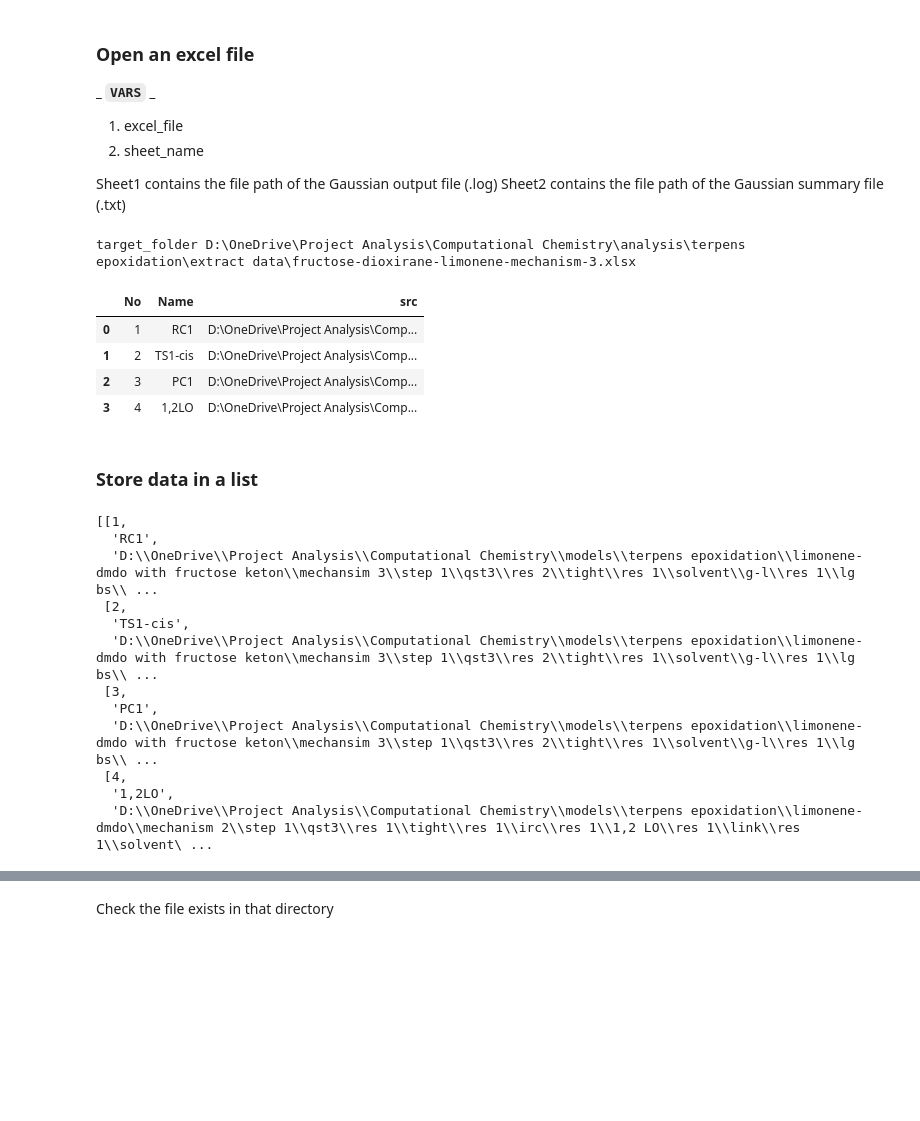
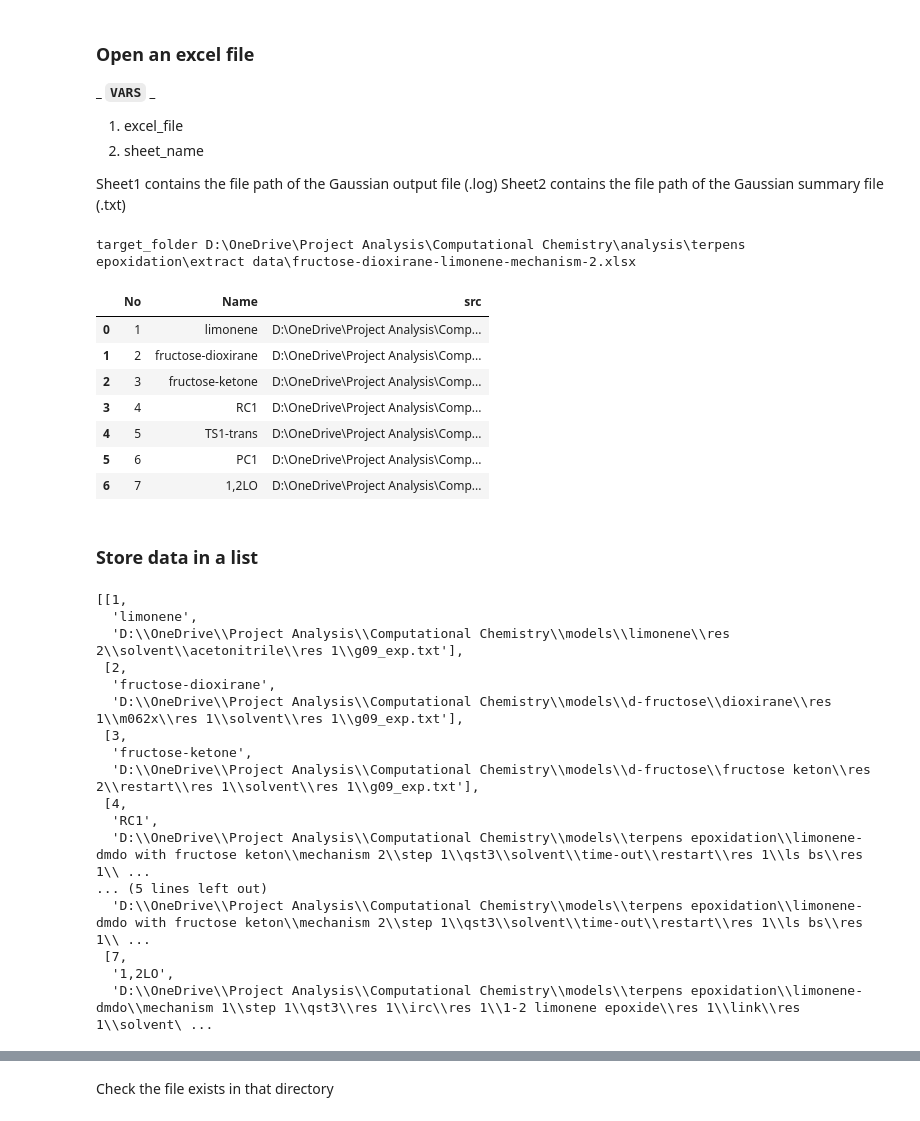
Before and after one commit to sinagilassi/GaussParse, a Jupyter notebook: GaussParse/notebook/file-manager.ipynb, the cells around one changed output, grey strips where cells are left out. Cells and saved outputs as stored; diff of their text form; code cells hidden in the pictures; blank space fills up the shorter version.

```diff
--- a/GaussParse/notebook/file-manager.ipynb
+++ b/GaussParse/notebook/file-manager.ipynb
@@ -38,23 +38,26 @@ Sheet1 contains the file path of the Gaussian output file (.log)
 Sheet2 contains the file path of the Gaussian summary file (.txt)
 # %%
 # excel file
-excel_file = 'fructose-dioxirane-limonene-mechanism-3.xlsx'
+excel_file = 'fructose-dioxirane-limonene-mechanism-2.xlsx'
 excel_file_external_path = "D:\\OneDrive\\Project Analysis\\Computational Chemistry\\analysis\\terpens epoxidation\\extract data"
 # target folder
 target_folder = os.path.join(excel_file_external_path, excel_file)
 
 print(f"target_folder {target_folder}")
 
 # load excel file
 df = pd.read_excel(target_folder, sheet_name="Sheet2")
 df
 # %% [output]
-target_folder D:\OneDrive\Project Analysis\Computational Chemistry\analysis\terpens epoxidation\extract data\fructose-dioxirane-limonene-mechanism-3.xlsx
+target_folder D:\OneDrive\Project Analysis\Computational Chemistry\analysis\terpens epoxidation\extract data\fructose-dioxirane-limonene-mechanism-2.xlsx
 |  | No | Name | src |
-| 0 | 1 | RC1 | D:\OneDrive\Project Analysis\Comp... |
-| 1 | 2 | TS1-cis | D:\OneDrive\Project Analysis\Comp... |
-| 2 | 3 | PC1 | D:\OneDrive\Project Analysis\Comp... |
-| 3 | 4 | 1,2LO | D:\OneDrive\Project Analysis\Comp... |
+| 0 | 1 | limonene | D:\OneDrive\Project Analysis\Comp... |
+| 1 | 2 | fructose-dioxirane | D:\OneDrive\Project Analysis\Comp... |
+| 2 | 3 | fructose-ketone | D:\OneDrive\Project Analysis\Comp... |
+| 3 | 4 | RC1 | D:\OneDrive\Project Analysis\Comp... |
+| 4 | 5 | TS1-trans | D:\OneDrive\Project Analysis\Comp... |
+| 5 | 6 | PC1 | D:\OneDrive\Project Analysis\Comp... |
+| 6 | 7 | 1,2LO | D:\OneDrive\Project Analysis\Comp... |
 # %%
 # # excel file
 # excel_file = 'acetone-limonene-mechanism-1.xlsx'
@@ -74,17 +77,22 @@ df_list = df.values.tolist()
 df_list
 # %% [output]
 [[1,
+  'limonene',
+  'D:\\OneDrive\\Project Analysis\\Computational Chemistry\\models\\limonene\\res 2\\solvent\\acetonitrile\\res 1\\g09_exp.txt'],
+ [2,
+  'fructose-dioxirane',
+  'D:\\OneDrive\\Project Analysis\\Computational Chemistry\\models\\d-fructose\\dioxirane\\res 1\\m062x\\res 1\\solvent\\res 1\\g09_exp.txt'],
+ [3,
+  'fructose-ketone',
+  'D:\\OneDrive\\Project Analysis\\Computational Chemistry\\models\\d-fructose\\fructose keton\\res 2\\restart\\res 1\\solvent\\res 1\\g09_exp.txt'],
+ [4,
   'RC1',
-  'D:\\OneDrive\\Project Analysis\\Computational Chemistry\\models\\terpens epoxidation\\limonene-dmdo with fructose keton\\mechansim 3\\step 1\\qst3\\res 2\\tight\\res 1\\solvent\\g-l\\res 1\\lg bs\\ ...
- [2,
-  'TS1-cis',
-  'D:\\OneDrive\\Project Analysis\\Computational Chemistry\\models\\terpens epoxidation\\limonene-dmdo with fructose keton\\mechansim 3\\step 1\\qst3\\res 2\\tight\\res 1\\solvent\\g-l\\res 1\\lg bs\\ ...
- [3,
-  'PC1',
-  'D:\\OneDrive\\Project Analysis\\Computational Chemistry\\models\\terpens epoxidation\\limonene-dmdo with fructose keton\\mechansim 3\\step 1\\qst3\\res 2\\tight\\res 1\\solvent\\g-l\\res 1\\lg bs\\ ...
- [4,
+  'D:\\OneDrive\\Project Analysis\\Computational Chemistry\\models\\terpens epoxidation\\limonene-dmdo with fructose keton\\mechanism 2\\step 1\\qst3\\solvent\\time-out\\restart\\res 1\\ls bs\\res 1\\ ...
+... (5 lines left out)
+  'D:\\OneDrive\\Project Analysis\\Computational Chemistry\\models\\terpens epoxidation\\limonene-dmdo with fructose keton\\mechanism 2\\step 1\\qst3\\solvent\\time-out\\restart\\res 1\\ls bs\\res 1\\ ...
+ [7,
   '1,2LO',
-  'D:\\OneDrive\\Project Analysis\\Computational Chemistry\\models\\terpens epoxidation\\limonene-dmdo\\mechanism 2\\step 1\\qst3\\res 1\\tight\\res 1\\irc\\res 1\\1,2 LO\\res 1\\link\\res 1\\solvent\ ...
+  'D:\\OneDrive\\Project Analysis\\Computational Chemistry\\models\\terpens epoxidation\\limonene-dmdo\\mechanism 1\\step 1\\qst3\\res 1\\irc\\res 1\\1-2 limonene epoxide\\res 1\\link\\res 1\\solvent\ ...
 # %%
 for r in df_list:
     # file no
```
Also changed, not shown: parts of 6 cells of this notebook, 2 other files.
